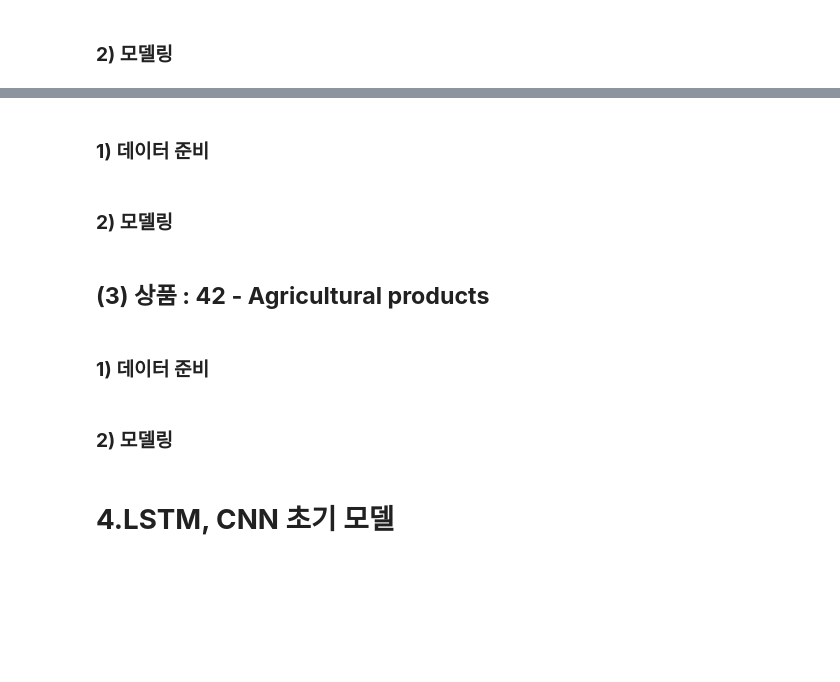
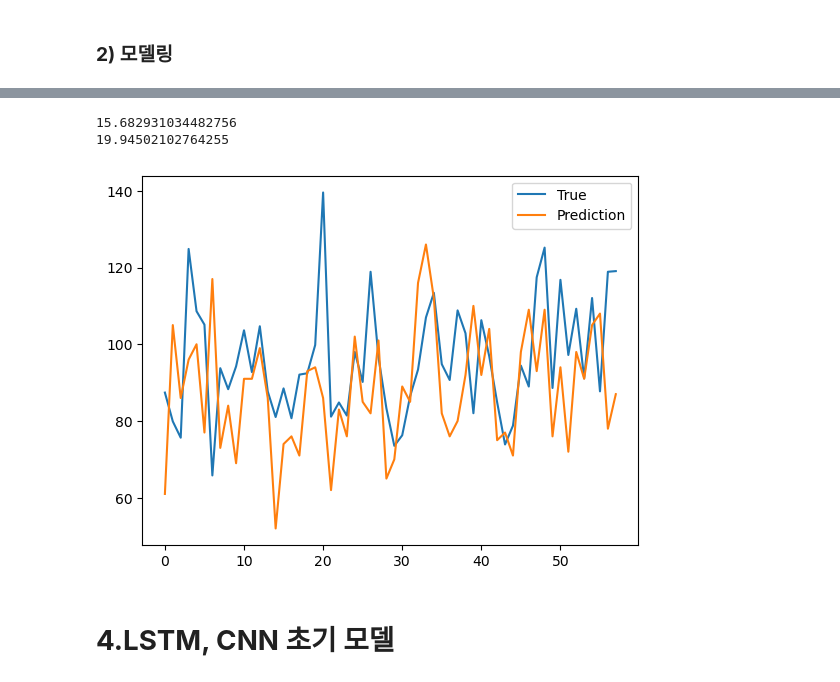
Before and after one commit to youse0ng/Optimization-Qauntity-TimeSeries, a Jupyter notebook: 2.데이터 전처리 및 base line 모델 생성.ipynb, the cells around one changed output, grey strips where cells are left out. Drawn from its saved outputs; the diff is of its cells as text; code cells hidden in the pictures; blank space fills up the shorter version.

```diff
--- a/2.데이터 전처리 및 base line 모델 생성.ipynb
+++ b/2.데이터 전처리 및 base line 모델 생성.ipynb
@@ -121,0 +251,4 @@ orders['Date'] = pd.to_datetime(orders['Date'] )
+# %%
+myinterested['TotalPrice'] = myinterested['Price']*myinterested['Qty']
+myinterested.drop(columns='Price',inplace=True)
+myinterested
@@ -121,0 +279,4 @@ orders['Date'] = pd.to_datetime(orders['Date'] )
+# %%
+CAT_COL = ['year','weekday','month']
+myinterested = pd.get_dummies(myinterested,columns=CAT_COL,drop_first=True,dtype=int) # 순위가 없으므로 year와 weekday와 month는 원핫인코딩으로 학습 필요
+myinterested
@@ -140,0 +318,18 @@ orders['Date'] = pd.to_datetime(orders['Date'] )
+# %%
+from sklearn.preprocessing import StandardScaler
+scaler = StandardScaler()
+
+BaseDataset = myinterested[['Qty','CustomerCount']] # 당일 판매량, 당일 방문객수
+BaseDataset['FutureQty'] = BaseDataset['Qty'].shift(-2) # 이틀 뒤의 판매량 예측
+target = 'FutureQty'
+
+X = BaseDataset.drop(columns=target)
+y = BaseDataset[target]
+X_train = X[:-60]
+y_train = y[:-60]
+X_valid = X[-60:-2]
+y_valid = y[-60:-2]
+
+X_train[['Qty','CustomerCount']] = scaler.fit_transform(X_train[['Qty','CustomerCount']])
+X_valid[['Qty','CustomerCount']]= scaler.transform(X_valid[['Qty','CustomerCount']])
+X_train
@@ -145,13 +352,25 @@ orders['Date'] = pd.to_datetime(orders['Date'] )
-# %% [markdown]
-### **1) 데이터 준비**
-# %% [markdown]
-### **2) 모델링**
-# %% [markdown]
-## **(3) 상품 : 42 - Agricultural products**
-# %% [markdown]
-### **1) 데이터 준비**
-# %% [markdown]
-### **2) 모델링**
+# %%
+from sklearn.linear_model import LinearRegression
+from sklearn.ensemble import RandomForestRegressor
+from sklearn.metrics import mean_absolute_error,r2_score,root_mean_squared_error
+
+model_lr = LinearRegression()
+model_rf = RandomForestRegressor(n_estimators=100, random_state=42)
+
+model_rf.fit(X_train,y_train)
+y_val_pred = model_rf.predict(X_valid)
+print(mean_absolute_error(y_valid,y_val_pred))
+print(root_mean_squared_error(y_valid,y_val_pred))
+
+plt.figure()
+plt.plot(y_val_pred,label='True')
+plt.plot(y_valid.values,label='Prediction')
+plt.legend()
+plt.show()
+# %% [output]
+15.682931034482756
+19.94502102764255
+[figure, added]
 # %% [markdown]
 # **4.LSTM, CNN 초기 모델**
 # %% [markdown]
```
Also changed, not shown: parts of 48 cells of this notebook, 2 other files.
